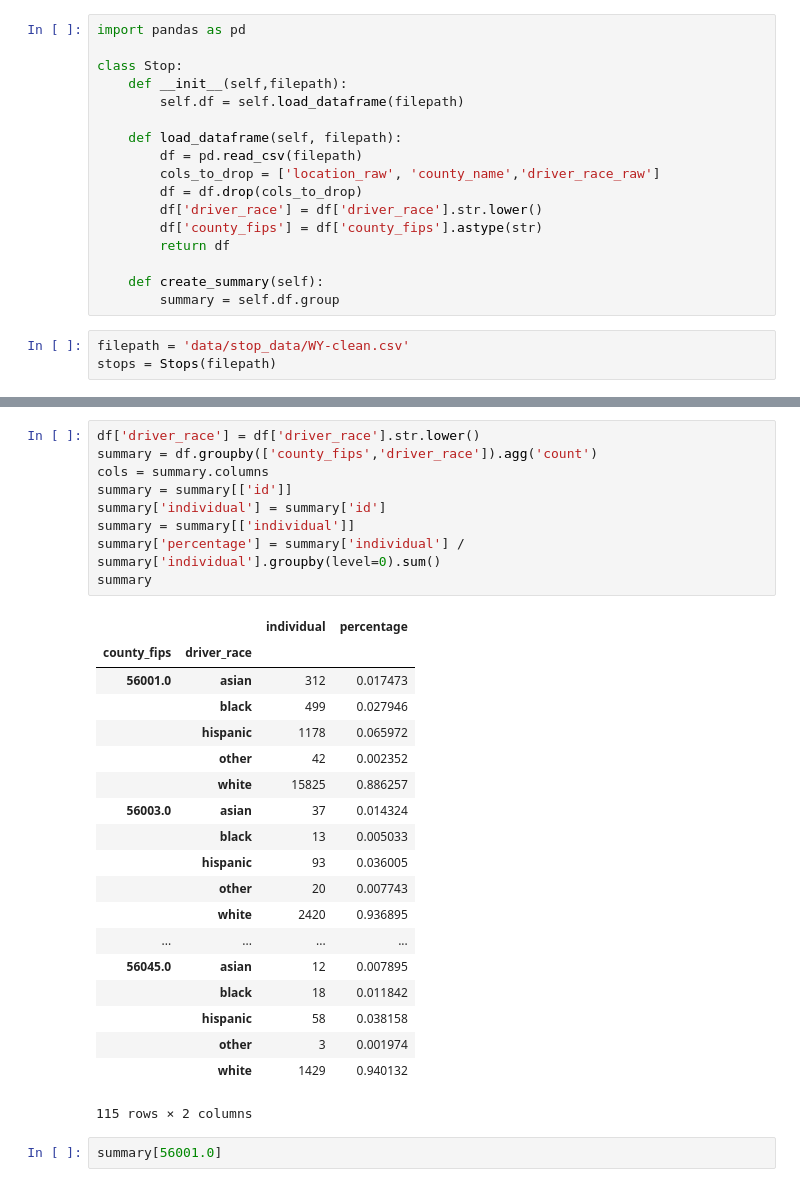
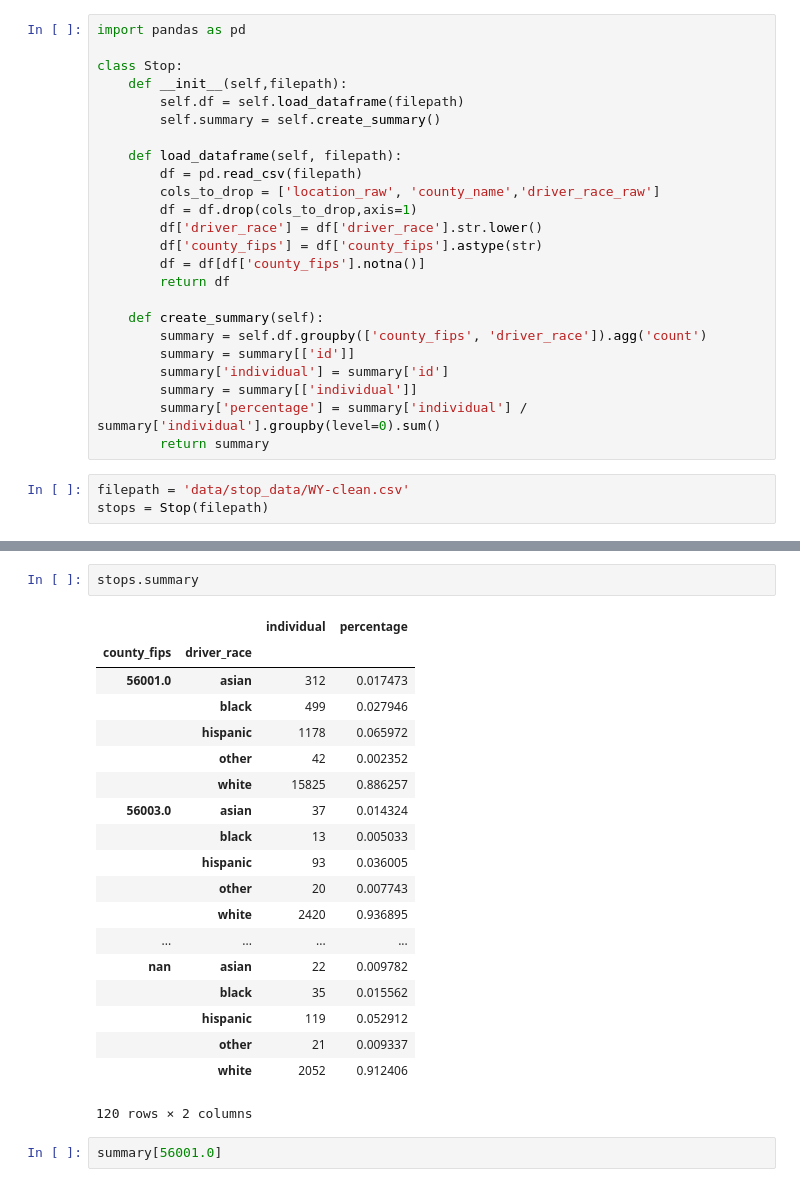
Before and after one commit to shawnveltman/policing_racism, a Jupyter notebook: src/Stanford Notebook.ipynb, the cells around one changed output, grey strips where cells are left out. Cells and saved outputs as stored; diff of their text form.

```diff
--- a/src/Stanford Notebook.ipynb
+++ b/src/Stanford Notebook.ipynb
@@ -58,20 +60,27 @@ import pandas as pd
 class Stop:
     def __init__(self,filepath):
         self.df = self.load_dataframe(filepath)
+        self.summary = self.create_summary()
 
     def load_dataframe(self, filepath):
         df = pd.read_csv(filepath)
         cols_to_drop = ['location_raw', 'county_name','driver_race_raw']
-        df = df.drop(cols_to_drop)
+        df = df.drop(cols_to_drop,axis=1)
         df['driver_race'] = df['driver_race'].str.lower()
         df['county_fips'] = df['county_fips'].astype(str)
+        df = df[df['county_fips'].notna()]
         return df
 
     def create_summary(self):
-        summary = self.df.group
+        summary = self.df.groupby(['county_fips', 'driver_race']).agg('count')
+        summary = summary[['id']]
+        summary['individual'] = summary['id']
+        summary = summary[['individual']]
+        summary['percentage'] = summary['individual'] / summary['individual'].groupby(level=0).sum()
+        return summary
 # %%
 filepath = 'data/stop_data/WY-clean.csv'
-stops = Stops(filepath)
+stops = Stop(filepath)
 # %%
 df = stops.df
 df.county_fips.unique()
@@ -82,32 +93,25 @@ array([56025., 56039., 56037., 56031., 56035., 56021., 56029., 56023.,
-# %%
-df['driver_race'] = df['driver_race'].str.lower()
-summary = df.groupby(['county_fips','driver_race']).agg('count')
-cols = summary.columns
-summary = summary[['id']]
-summary['individual'] = summary['id']
-summary = summary[['individual']]
-summary['percentage'] = summary['individual'] / summary['individual'].groupby(level=0).sum()
-summary
-# %% [output]
-|  |  | individual | percentage |
-| county_fips | driver_race |  |  |
-| 56001.0 | asian | 312 | 0.017473 |
-|  | black | 499 | 0.027946 |
-|  | hispanic | 1178 | 0.065972 |
-|  | other | 42 | 0.002352 |
-|  | white | 15825 | 0.886257 |
-| 56003.0 | asian | 37 | 0.014324 |
-|  | black | 13 | 0.005033 |
-|  | hispanic | 93 | 0.036005 |
-|  | other | 20 | 0.007743 |
-|  | white | 2420 | 0.936895 |
-| ... | ... | ... | ... |
-| 56045.0 | asian | 12 | 0.007895 |
-|  | black | 18 | 0.011842 |
-|  | hispanic | 58 | 0.038158 |
-|  | other | 3 | 0.001974 |
-|  | white | 1429 | 0.940132 |
-115 rows × 2 columns
+# %%
+stops.summary
+# %% [output]
+|  |  | individual | percentage |
+| county_fips | driver_race |  |  |
+| 56001.0 | asian | 312 | 0.017473 |
+|  | black | 499 | 0.027946 |
+|  | hispanic | 1178 | 0.065972 |
+|  | other | 42 | 0.002352 |
+|  | white | 15825 | 0.886257 |
+| 56003.0 | asian | 37 | 0.014324 |
+|  | black | 13 | 0.005033 |
+|  | hispanic | 93 | 0.036005 |
+|  | other | 20 | 0.007743 |
+|  | white | 2420 | 0.936895 |
+| ... | ... | ... | ... |
+| nan | asian | 22 | 0.009782 |
+|  | black | 35 | 0.015562 |
+|  | hispanic | 119 | 0.052912 |
+|  | other | 21 | 0.009337 |
+|  | white | 2052 | 0.912406 |
+120 rows × 2 columns
 # %%
 summary[56001.0]
 # %% [output]
```
Also changed, not shown: parts of 4 cells of this notebook, 6 other files.
